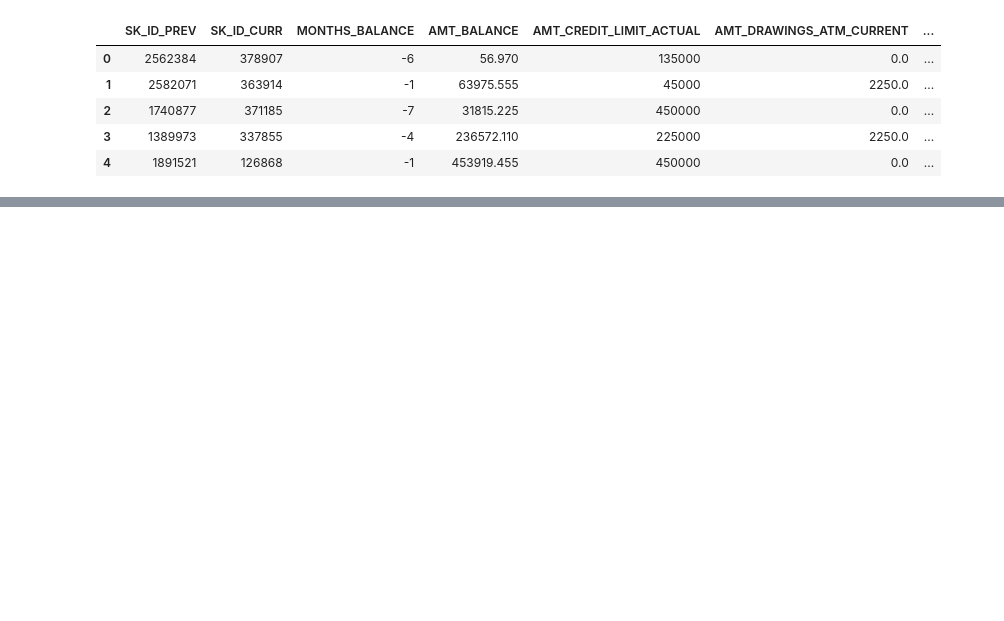
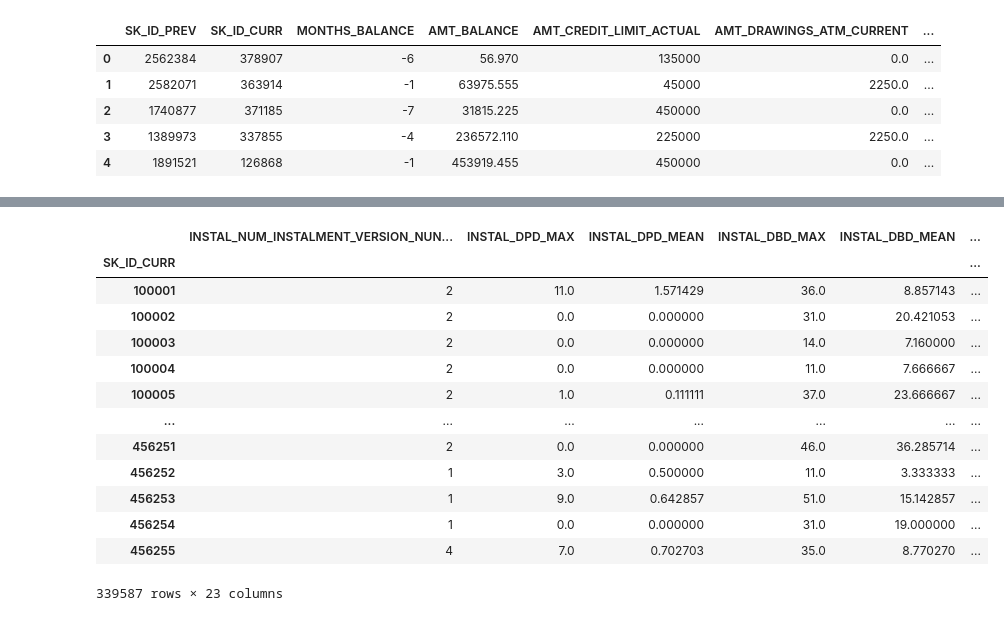
Before and after one commit to keyurpethad/home-credit-default-risk, a Jupyter notebook: Data_prep.ipynb, the cells around one changed output, grey strips where cells are left out. Saved outputs shown, nothing was run; the diff lists cells and outputs as text; code cells hidden in the pictures; blank space fills up the shorter version.

```diff
--- a/Data_prep.ipynb
+++ b/Data_prep.ipynb
@@ -254,0 +421,44 @@ credit_card_balance.head()
+# %%
+ins, cat_cols = one_hot_encoder(installments_payments, nan_as_category= True)
+# Percentage and difference paid in each installment (amount paid and installment value)
+ins['PAYMENT_PERC'] = ins['AMT_PAYMENT'] / ins['AMT_INSTALMENT']
+ins['PAYMENT_DIFF'] = ins['AMT_INSTALMENT'] - ins['AMT_PAYMENT']
+# Days past due and days before due (no negative values)
+ins['DPD'] = ins['DAYS_ENTRY_PAYMENT'] - ins['DAYS_INSTALMENT']
+ins['DBD'] = ins['DAYS_INSTALMENT'] - ins['DAYS_ENTRY_PAYMENT']
+ins['DPD'] = ins['DPD'].apply(lambda x: x if x > 0 else 0)
+ins['DBD'] = ins['DBD'].apply(lambda x: x if x > 0 else 0)
+# Features: Perform aggregations
+aggregations = {
+    'NUM_INSTALMENT_VERSION': ['nunique'],
+    'DPD': ['max', 'mean'],
+    'DBD': ['max', 'mean'],
+    'PAYMENT_PERC': ['min', 'max', 'mean', 'var'],
+    'PAYMENT_DIFF': ['max', 'mean', 'sum', 'var'],
+    'AMT_INSTALMENT': ['max', 'mean', 'sum'],
+    'AMT_PAYMENT': ['min', 'max', 'mean', 'sum'],
+    'DAYS_ENTRY_PAYMENT': ['max', 'mean']
+}
+
+ins_agg = ins.groupby('SK_ID_CURR').agg(aggregations)
+ins_agg.columns = pd.Index(['INSTAL_' + e[0] + "_" + e[1].upper() for e in ins_agg.columns.tolist()])
+# Count installments accounts
+ins_agg['INSTAL_COUNT'] = ins.groupby('SK_ID_CURR').size()
+del ins, aggregations, cat_cols
+# %%
+ins_agg
+# %% [output]
+|  | INSTAL_NUM_INSTALMENT_VERSION_NUN... | INSTAL_DPD_MAX | INSTAL_DPD_MEAN | INSTAL_DBD_MAX | INSTAL_DBD_MEAN | ... |
+| SK_ID_CURR |  |  |  |  |  | ... |
+| 100001 | 2 | 11.0 | 1.571429 | 36.0 | 8.857143 | ... |
+| 100002 | 2 | 0.0 | 0.000000 | 31.0 | 20.421053 | ... |
+| 100003 | 2 | 0.0 | 0.000000 | 14.0 | 7.160000 | ... |
+| 100004 | 2 | 0.0 | 0.000000 | 11.0 | 7.666667 | ... |
+| 100005 | 2 | 1.0 | 0.111111 | 37.0 | 23.666667 | ... |
+| ... | ... | ... | ... | ... | ... | ... |
+| 456251 | 2 | 0.0 | 0.000000 | 46.0 | 36.285714 | ... |
+| 456252 | 1 | 3.0 | 0.500000 | 11.0 | 3.333333 | ... |
+| 456253 | 1 | 9.0 | 0.642857 | 51.0 | 15.142857 | ... |
+| 456254 | 1 | 0.0 | 0.000000 | 31.0 | 19.000000 | ... |
+| 456255 | 4 | 7.0 | 0.702703 | 35.0 | 8.770270 | ... |
+339587 rows × 23 columns
```
Also changed, not shown: parts of 21 cells of this notebook.
